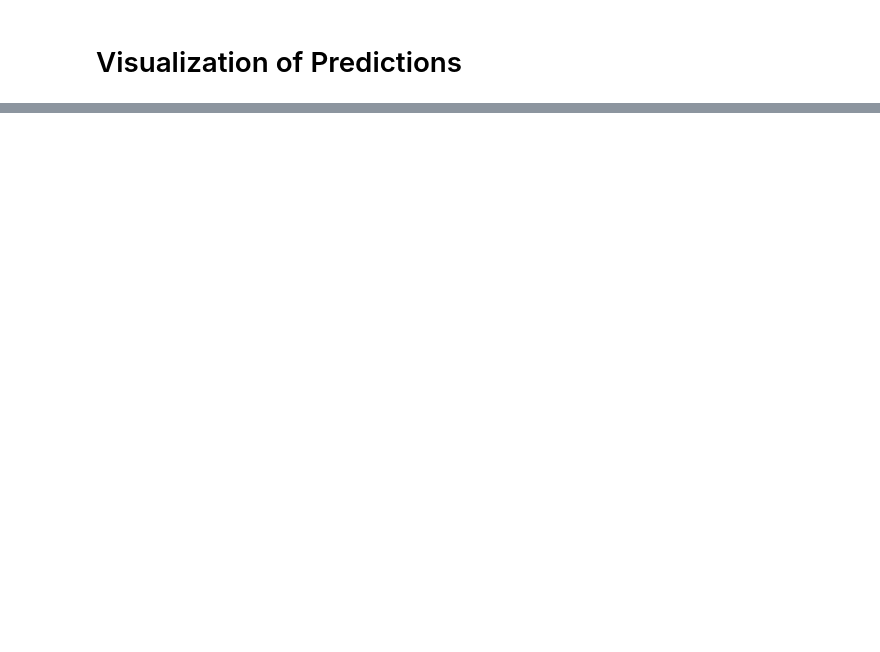
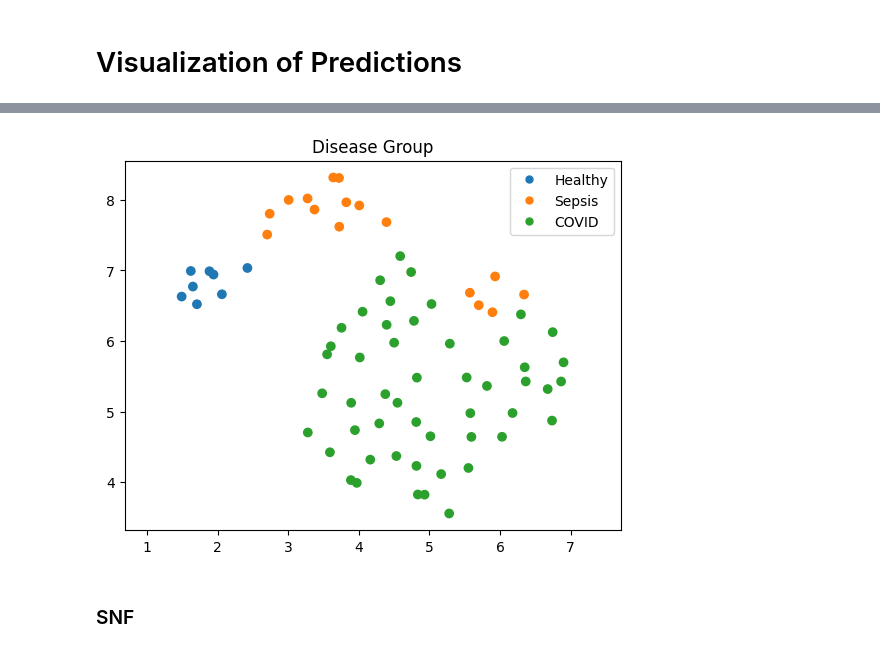
Before and after one commit to theislab/integraph, a Jupyter notebook: notebooks/predictions.ipynb, the cells around one changed output, grey strips where cells are left out. Cells and saved outputs as stored; diff of their text form; code cells hidden in the pictures; blank space fills up the shorter version.

```diff
--- a/notebooks/predictions.ipynb
+++ b/notebooks/predictions.ipynb
@@ -33,8 +36,11 @@ shared = os.path.join(output, "shared_info_74")
 
 level1 = os.path.join(output, "level1")
 level2 = os.path.join(output, "level2")
-level4 = os.path.join(output, "level4")
-level3 = os.path.join(output, "level3_snf")
+level3 = os.path.join(output, "level3")
+
+
+miss_snf = os.path.abspath(os.path.join(os.getcwd(),"../../miss_snf/data/out"))
+complementary = os.path.join(input, "complementary")
 # %%
 with open(os.path.join(level1, "graphs_74.pickle"), "rb") as f:
     level1_graphs = pickle.load(f)
@@ -115,0 +131,3 @@ with open(os.path.join(shared, "patients_74.pickle"), "rb") as f:
+# %%
+transform = "standard" #Choose between ["standard", "wot", "quant_N", "quant_U", "minmax", maxabs]. It should match the transformation applied in psns.ipynb
+write_path = output + "/analysis_input/" + transform
@@ -1542,0 +1270,9 @@ Text(0.5, 1.0, 'Disease Group')
+# %%
+dg_dataframe = pd.DataFrame(list(level1_graphs["G0"].obs.DiseaseGroup.to_dict().values()), index = list(level1_graphs["G0"].obs.DiseaseGroup.to_dict().keys()),  columns = ["DiseaseGroup"])
+d_dataframe = pd.DataFrame(list(level1_graphs["G0"].obs.Disease.to_dict().values()), index = list(level1_graphs["G0"].obs.Disease.to_dict().keys()),  columns = ["Disease"])
+
+outcome = pd.DataFrame(list(level1_graphs["G0"].obs.Outcome), columns = ["Outcome"], index = d_dataframe.index)
+symptomatic = pd.DataFrame(list(level1_graphs["G0"].obs.Symptomatic), columns = ["Sym"], index = d_dataframe.index)
+smoke = pd.DataFrame(list(level1_graphs["G0"].obs.Smoking), columns = ["Smoke"], index = d_dataframe.index)
+age = pd.DataFrame(list(level1_graphs["G0"].obs.Age), columns = ["Age"], index = d_dataframe.index)
+sex = pd.DataFrame(list(level1_graphs["G0"].obs.Sex), columns = ["Sex"], index = d_dataframe.index)
@@ -1542,0 +1401,26 @@ Text(0.5, 1.0, 'Disease Group')
+# %%
+df = pd.DataFrame(level2_fusions["wa_knn_frequency"])
+reducer = umap.UMAP()
+embedding1 = reducer.fit_transform(df)
+
+#fig, ax = plt.subplots(1,2, figsize=(20,20))
+plt.scatter(
+    embedding1[:, 0],
+    embedding1[:, 1],
+    c=[sb.color_palette()[x] for x in dg_dataframe.DiseaseGroup.map({"Healthy":0, "Sepsis":1, "COVID":2})])
+
+colors = [sb.color_palette()[0], sb.color_palette()[1], sb.color_palette()[2]]
+texts = ["Healthy", "Sepsis", "COVID"]
+patches = [ plt.plot([],[], marker="o", ms=5, ls="", mec=None, color=colors[i],
+            label="{:s}".format(texts[i]) )[0]  for i in range(len(texts)) ]
+
+plt.legend(handles=patches)
+
+
+plt.gca().set_aspect('equal', 'datalim')
+plt.title("Disease Group")
+plt.savefig(os.path.join(write_path, "wa_fused2"))
+# %% [output]
+[figure, added]
+# %% [markdown]
+### SNF
```
Also changed, not shown: parts of 169 cells of this notebook, 14 other files.
